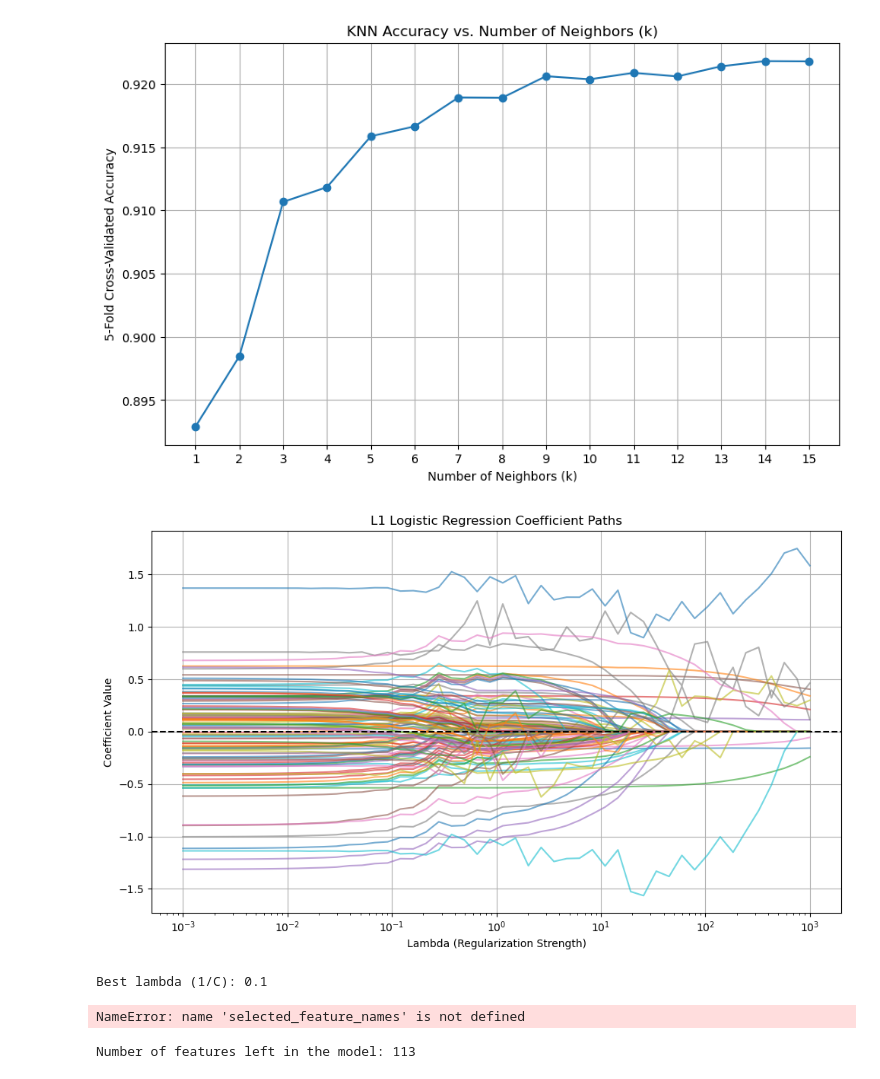
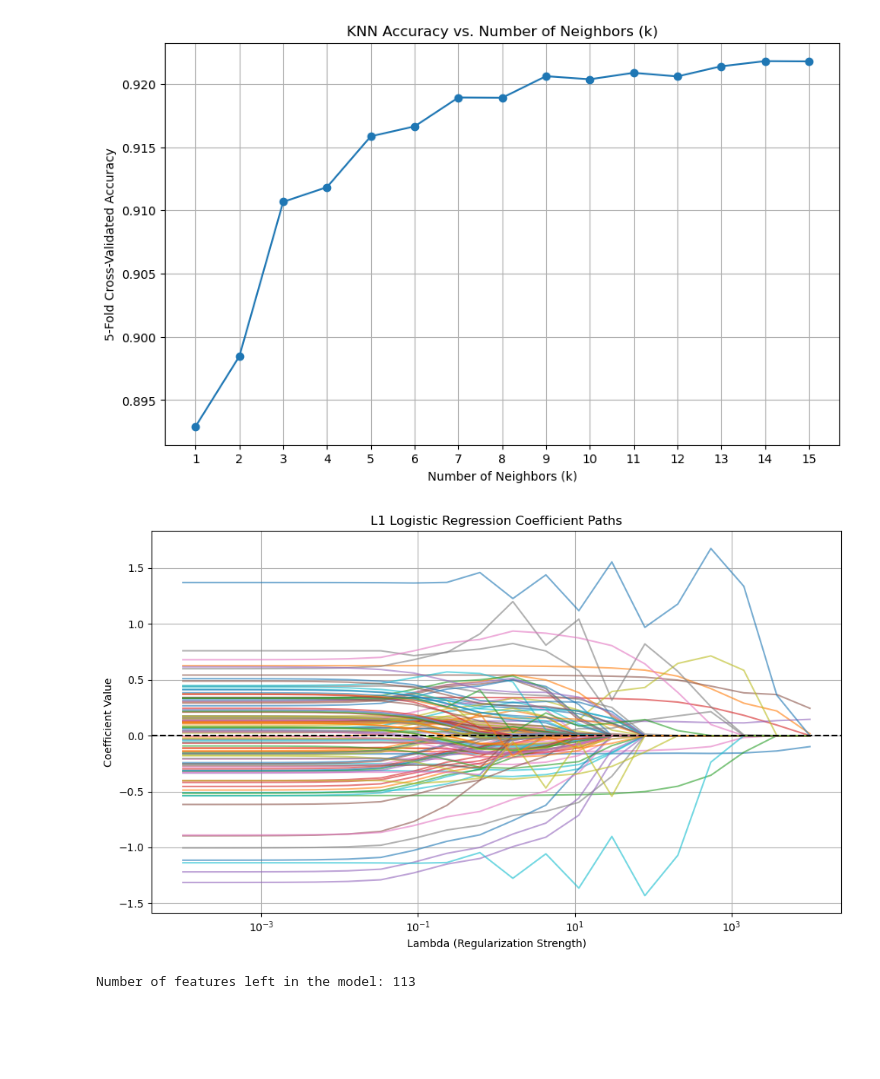
Before and after one commit to ashzhe7/BIOS635_Final, a Jupyter notebook: BIOS635_Final_Code.ipynb, the cells around one changed output. Cells and saved outputs as stored; diff of their text form; code cells hidden in the pictures; blank space fills up the shorter version.

Commit message:
Increase the grid search of lasso

```diff
--- a/BIOS635_Final_Code.ipynb
+++ b/BIOS635_Final_Code.ipynb
@@ -361,13 +361,14 @@ knn_time = end_time - start_time
 Model 3: L1 Logistic Regression
 # %%
 # Grid search to find optimal tuning parameter, lambda
-grid = {'C': [.0001, .001, .01, .1, 1, 10, 100]}
+grid = {'C': np.logspace(-4, 4, 20)}
 lasso = LogisticRegression(penalty='l1', solver='liblinear', random_state=42)
 grid_search = GridSearchCV(lasso, grid, cv=5, scoring='accuracy', verbose=2)
 
 # Get best model
 grid_search.fit(X_train, y_train)
 lasso_model = grid_search.best_estimator_
+print("Best lambda (1/C):", 1 / grid_search.best_params_['C'])
 
 # Make predictions
 start_time = time.time()
@@ -609,37 +610,32 @@ plt.show()
 [figure]
 # %%
 # Generate lambda values as the inverse of C
-lambdas = 1 / np.logspace(-3, 3, 50)
+lambdas = 1 / np.logspace(-4, 4, 20)
 coefs = []
 
 # Fit the model for each value of C
-for C in np.logspace(-3, 3, 50):
+for C in np.logspace(-4, 4, 20):
     model = LogisticRegression(penalty='l1', solver='liblinear', C=C, random_state=42)
     model.fit(X_train, y_train)
     coefs.append(model.coef_[0])
 
 coefs = np.array(coefs)
 
 # Plotting the coefficient paths against lambda
 plt.figure(figsize=(10, 6))
 for i, coef_path in enumerate(coefs.T):
     plt.plot(lambdas, coef_path, label=X_train.columns[i], alpha=0.6)
 
 plt.xscale("log")
 plt.xlabel("Lambda (Regularization Strength)")
 plt.ylabel("Coefficient Value")
 plt.title("L1 Logistic Regression Coefficient Paths")
 plt.axhline(0, color='black', linestyle='--')
 plt.grid()
 plt.tight_layout()
 plt.show()
-
-# Identify best lambda
-print("Best lambda (1/C):", 1 / grid_search.best_params_['C'])
 # %% [output]
-[figure, old version]
+[figure, new version]
-Best lambda (1/C): 0.1
-NameError: name 'selected_feature_names' is not defined
 # %%
 # Selected features from final model
 coefs_final = model.coef_[0]
```
Also changed, not shown: parts of 18 cells of this notebook.
